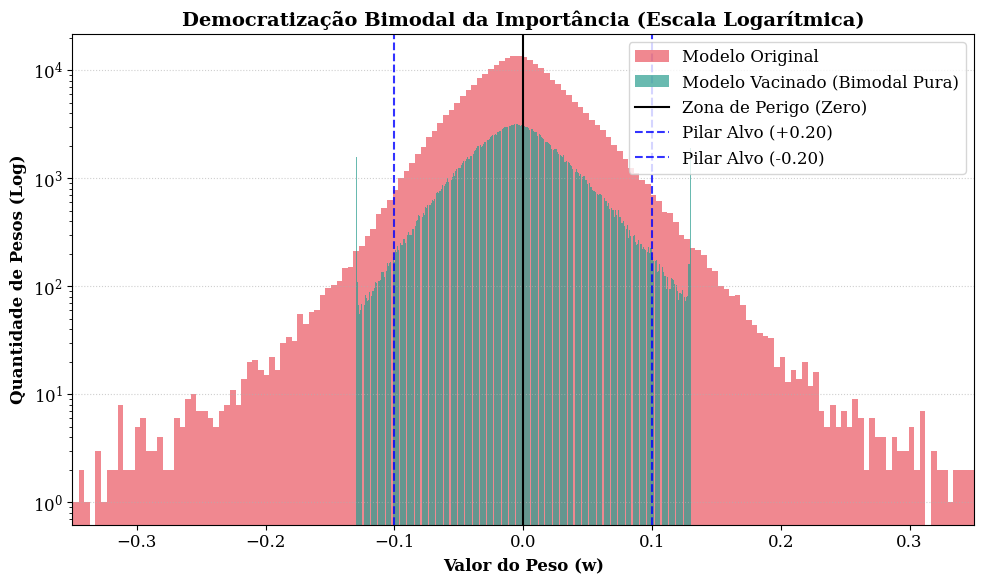
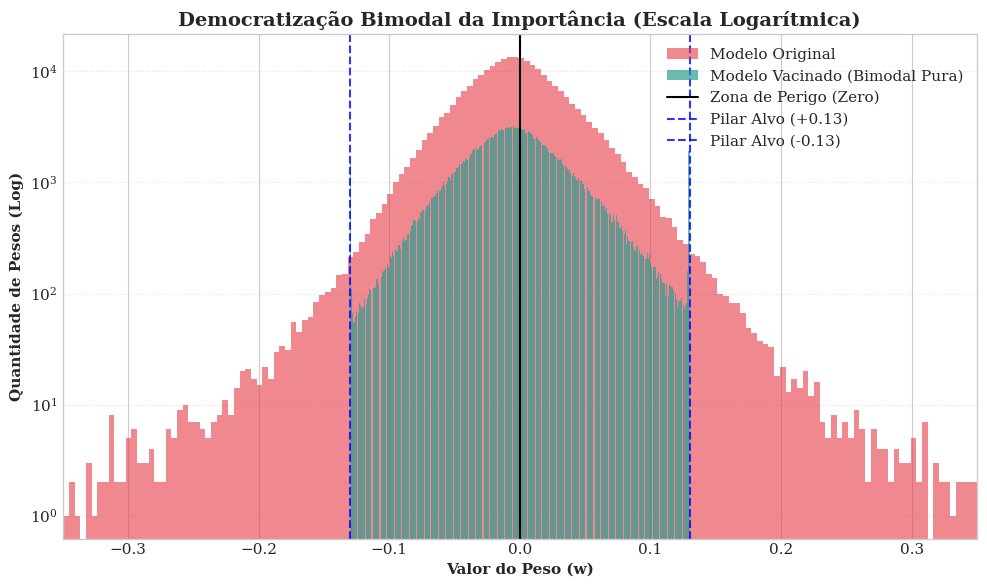
Code edit (unified diff) that turned the first committed figure into the second:
--- before
+++ after
@@ -53,6 +53,6 @@
 # Marcações visuais da física da rede ajustadas para ALPHA = 0.20
 plt.axvline(x=0, color='black', linestyle='-', linewidth=1.5, label='Zona de Perigo (Zero)')
-plt.axvline(x=0.10, color='blue', linestyle='--', linewidth=1.5, alpha=0.8, label='Pilar Alvo (+0.20)')
-plt.axvline(x=-0.10, color='blue', linestyle='--', linewidth=1.5, alpha=0.8, label='Pilar Alvo (-0.20)')
+plt.axvline(x=0.13, color='blue', linestyle='--', linewidth=1.5, alpha=0.8, label='Pilar Alvo (+0.13)')
+plt.axvline(x=-0.13, color='blue', linestyle='--', linewidth=1.5, alpha=0.8, label='Pilar Alvo (-0.13)')
 
 # Organiza a legenda para não ficar bagunçada com as linhas novas

Commit: Correção nos gráficos